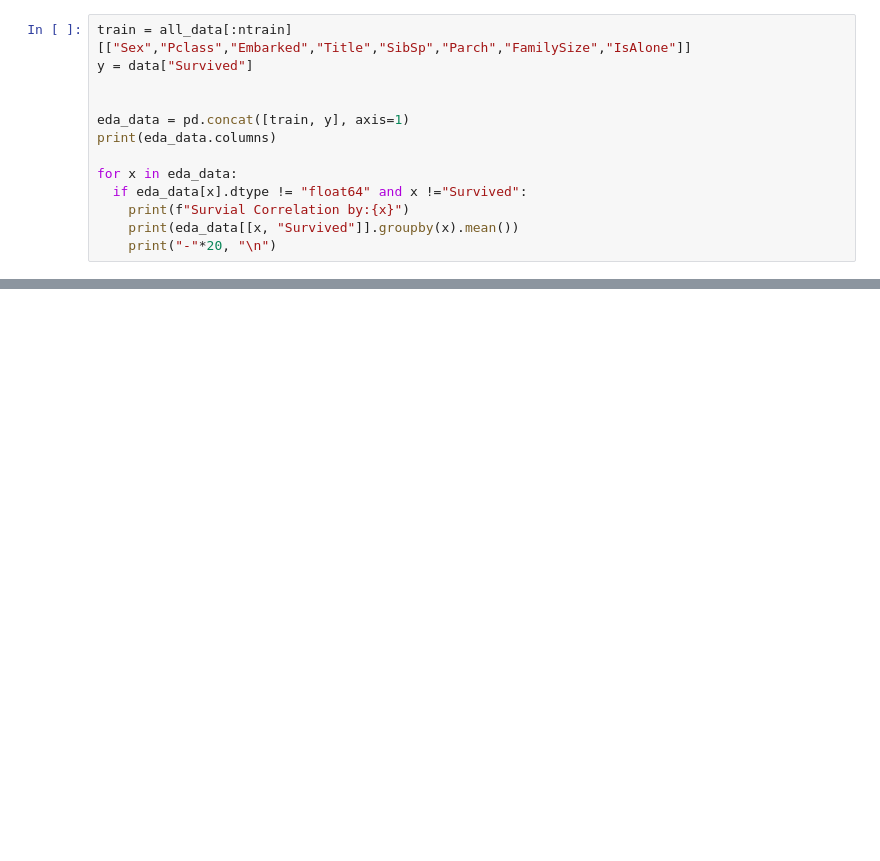
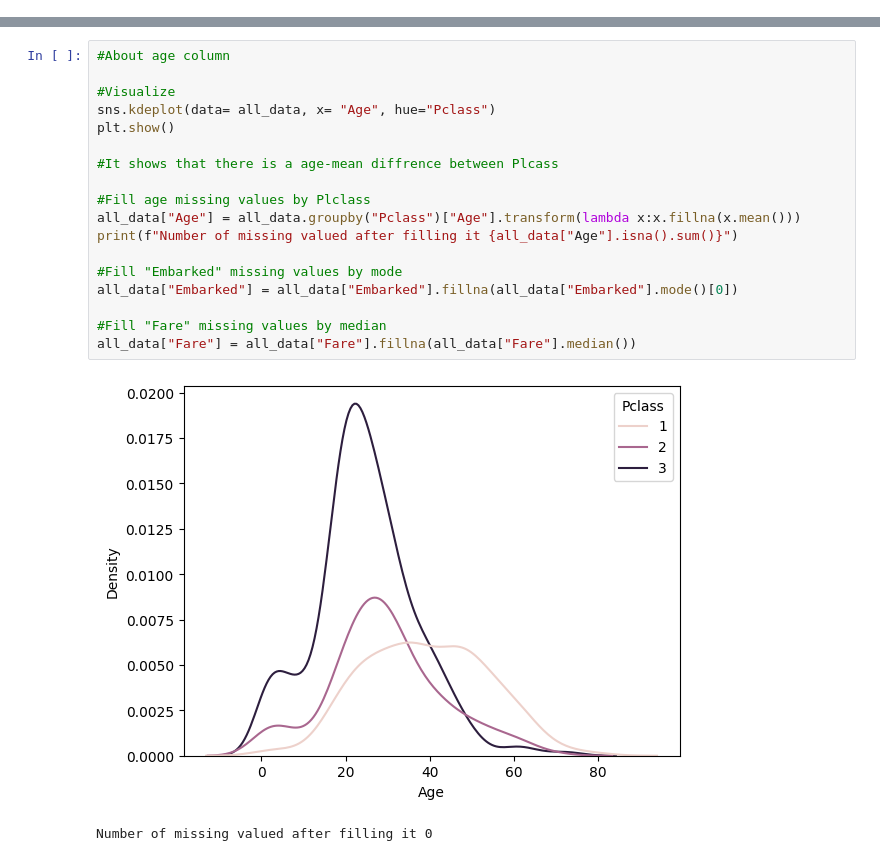
Before and after one commit to takuma-hosaka/Products, a Jupyter notebook: titanic/titanic.ipynb, the cells around one changed output, grey strips where cells are left out. Saved outputs shown, nothing was run; the diff lists cells and outputs as text; blank space fills up the shorter version.

```diff
--- a/titanic/titanic.ipynb
+++ b/titanic/titanic.ipynb
@@ -136,13 +0,0 @@ all_data['FareBin_Code'] = label.fit_transform(all_data['FareBin'])
-# %%
-train = all_data[:ntrain][["Sex","Pclass","Embarked","Title","SibSp","Parch","FamilySize","IsAlone"]]
-y = data["Survived"]
-
-
-eda_data = pd.concat([train, y], axis=1)
-print(eda_data.columns)
-
-for x in eda_data:
-  if eda_data[x].dtype != "float64" and x !="Survived":
-    print(f"Survial Correlation by:{x}")
-    print(eda_data[[x, "Survived"]].groupby(x).mean())
-    print("-"*20, "\n")
@@ -353,0 +124,21 @@ compare_result.to_csv('submission.csv', index=False)
+# %%
+#About age column
+
+#Visualize
+sns.kdeplot(data= all_data, x= "Age", hue="Pclass")
+plt.show()
+
+#It shows that there is a age-mean diffrence between Plcass
+
+#Fill age missing values by Plclass
+all_data["Age"] = all_data.groupby("Pclass")["Age"].transform(lambda x:x.fillna(x.mean()))
+print(f"Number of missing valued after filling it {all_data["Age"].isna().sum()}")
+
+#Fill "Embarked" missing values by mode
+all_data["Embarked"] = all_data["Embarked"].fillna(all_data["Embarked"].mode()[0])
+
+#Fill "Fare" missing values by median
+all_data["Fare"] = all_data["Fare"].fillna(all_data["Fare"].median())
+# %% [output]
+[figure, added]
+Number of missing valued after filling it 0
```
Also changed, not shown: parts of 40 cells of this notebook.
